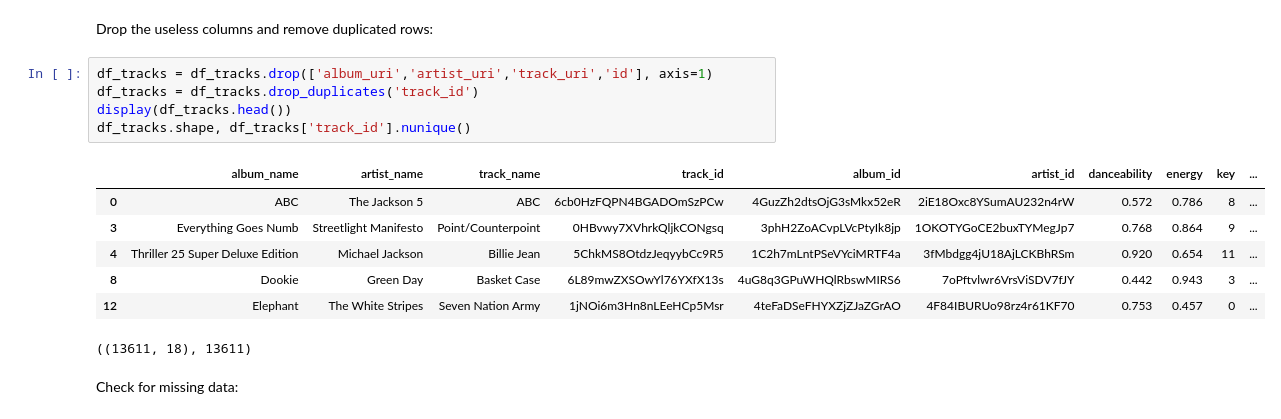
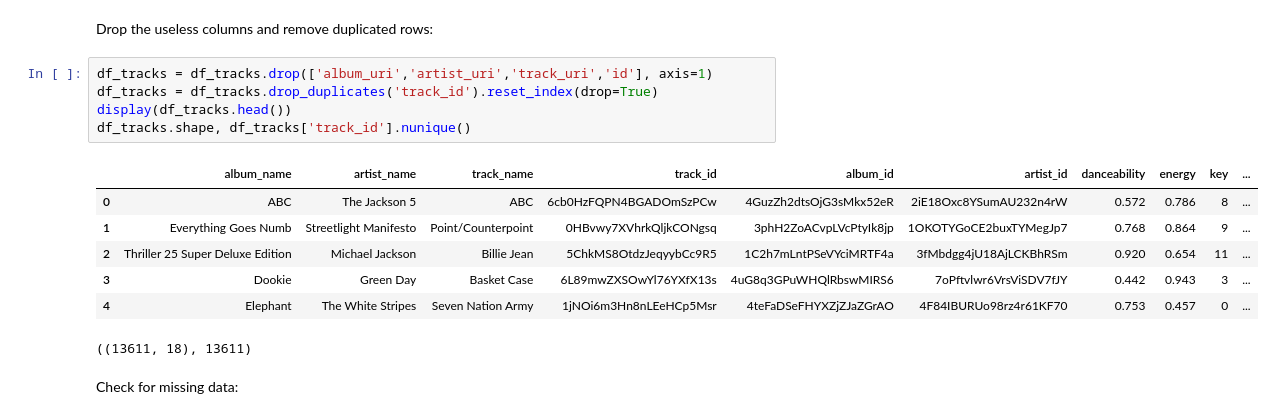
Before and after one commit to RoyWang21/musicmatcher, a Jupyter notebook: Music_Matcher_Demo.ipynb, the cells around one changed output. Cells and saved outputs as stored; diff of their text form.

```diff
--- a/Music_Matcher_Demo.ipynb
+++ b/Music_Matcher_Demo.ipynb
@@ -114,16 +117,16 @@ dict_artist_name_id = pd.Series(df_tracks.artist_name.values, index=df_tracks.ar
 Drop the useless columns and remove duplicated rows:
 # %%
 df_tracks = df_tracks.drop(['album_uri','artist_uri','track_uri','id'], axis=1)
-df_tracks = df_tracks.drop_duplicates('track_id')
+df_tracks = df_tracks.drop_duplicates('track_id').reset_index(drop=True)
 display(df_tracks.head())
 df_tracks.shape, df_tracks['track_id'].nunique()
 # %% [output]
 |  | album_name | artist_name | track_name | track_id | album_id | artist_id | danceability | energy | key | ... |
 | 0 | ABC | The Jackson 5 | ABC | 6cb0HzFQPN4BGADOmSzPCw | 4GuzZh2dtsOjG3sMkx52eR | 2iE18Oxc8YSumAU232n4rW | 0.572 | 0.786 | 8 | ... |
-| 3 | Everything Goes Numb | Streetlight Manifesto | Point/Counterpoint | 0HBvwy7XVhrkQljkCONgsq | 3phH2ZoACvpLVcPtyIk8jp | 1OKOTYGoCE2buxTYMegJp7 | 0.768 | 0.864 | 9 | ... |
-| 4 | Thriller 25 Super Deluxe Edition | Michael Jackson | Billie Jean | 5ChkMS8OtdzJeqyybCc9R5 | 1C2h7mLntPSeVYciMRTF4a | 3fMbdgg4jU18AjLCKBhRSm | 0.920 | 0.654 | 11 | ... |
-| 8 | Dookie | Green Day | Basket Case | 6L89mwZXSOwYl76YXfX13s | 4uG8q3GPuWHQlRbswMIRS6 | 7oPftvlwr6VrsViSDV7fJY | 0.442 | 0.943 | 3 | ... |
-| 12 | Elephant | The White Stripes | Seven Nation Army | 1jNOi6m3Hn8nLEeHCp5Msr | 4teFaDSeFHYXZjZJaZGrAO | 4F84IBURUo98rz4r61KF70 | 0.753 | 0.457 | 0 | ... |
+| 1 | Everything Goes Numb | Streetlight Manifesto | Point/Counterpoint | 0HBvwy7XVhrkQljkCONgsq | 3phH2ZoACvpLVcPtyIk8jp | 1OKOTYGoCE2buxTYMegJp7 | 0.768 | 0.864 | 9 | ... |
+| 2 | Thriller 25 Super Deluxe Edition | Michael Jackson | Billie Jean | 5ChkMS8OtdzJeqyybCc9R5 | 1C2h7mLntPSeVYciMRTF4a | 3fMbdgg4jU18AjLCKBhRSm | 0.920 | 0.654 | 11 | ... |
+| 3 | Dookie | Green Day | Basket Case | 6L89mwZXSOwYl76YXfX13s | 4uG8q3GPuWHQlRbswMIRS6 | 7oPftvlwr6VrsViSDV7fJY | 0.442 | 0.943 | 3 | ... |
+| 4 | Elephant | The White Stripes | Seven Nation Army | 1jNOi6m3Hn8nLEeHCp5Msr | 4teFaDSeFHYXZjZJaZGrAO | 4F84IBURUo98rz4r61KF70 | 0.753 | 0.457 | 0 | ... |
 ((13611, 18), 13611)
 # %% [markdown]
 Check for missing data:
```
Also changed, not shown: parts of 9 cells of this notebook.
